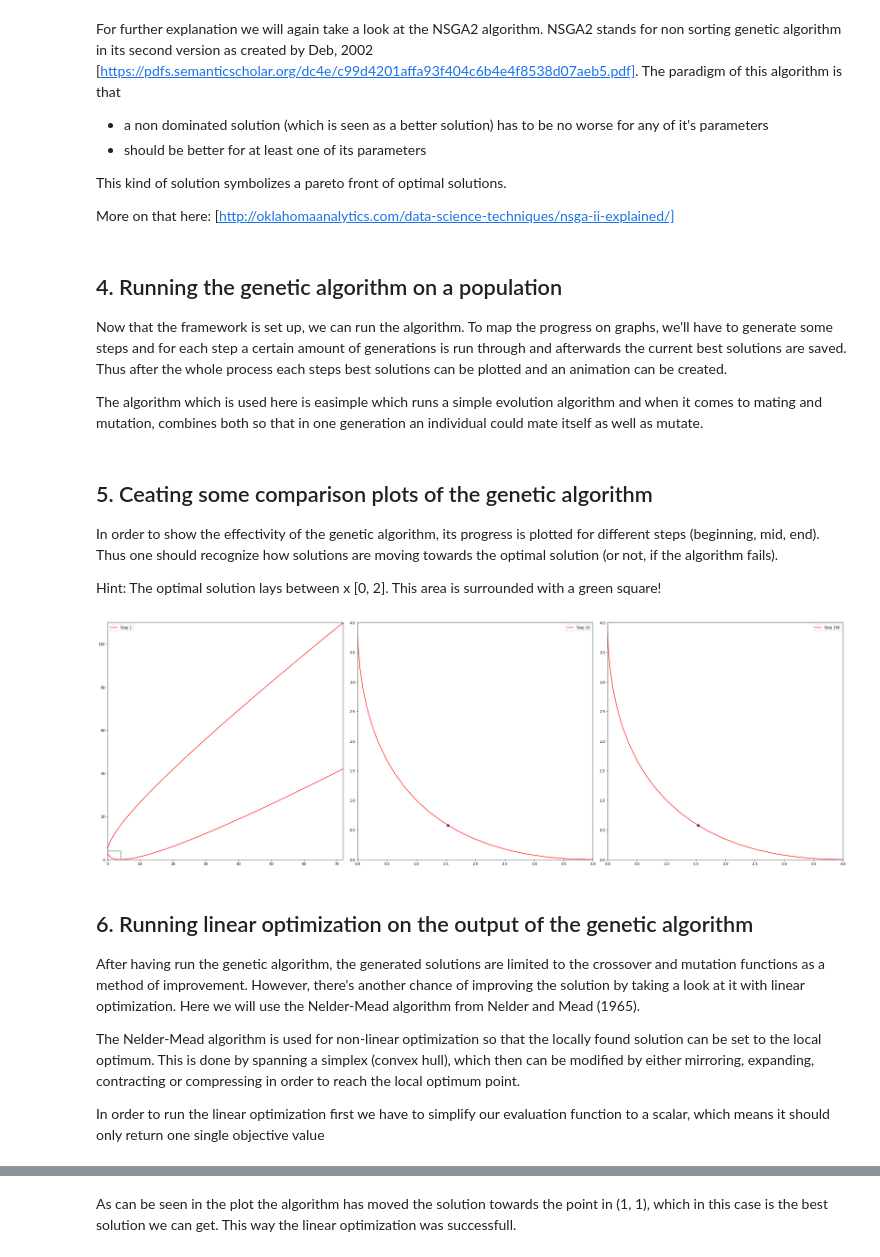
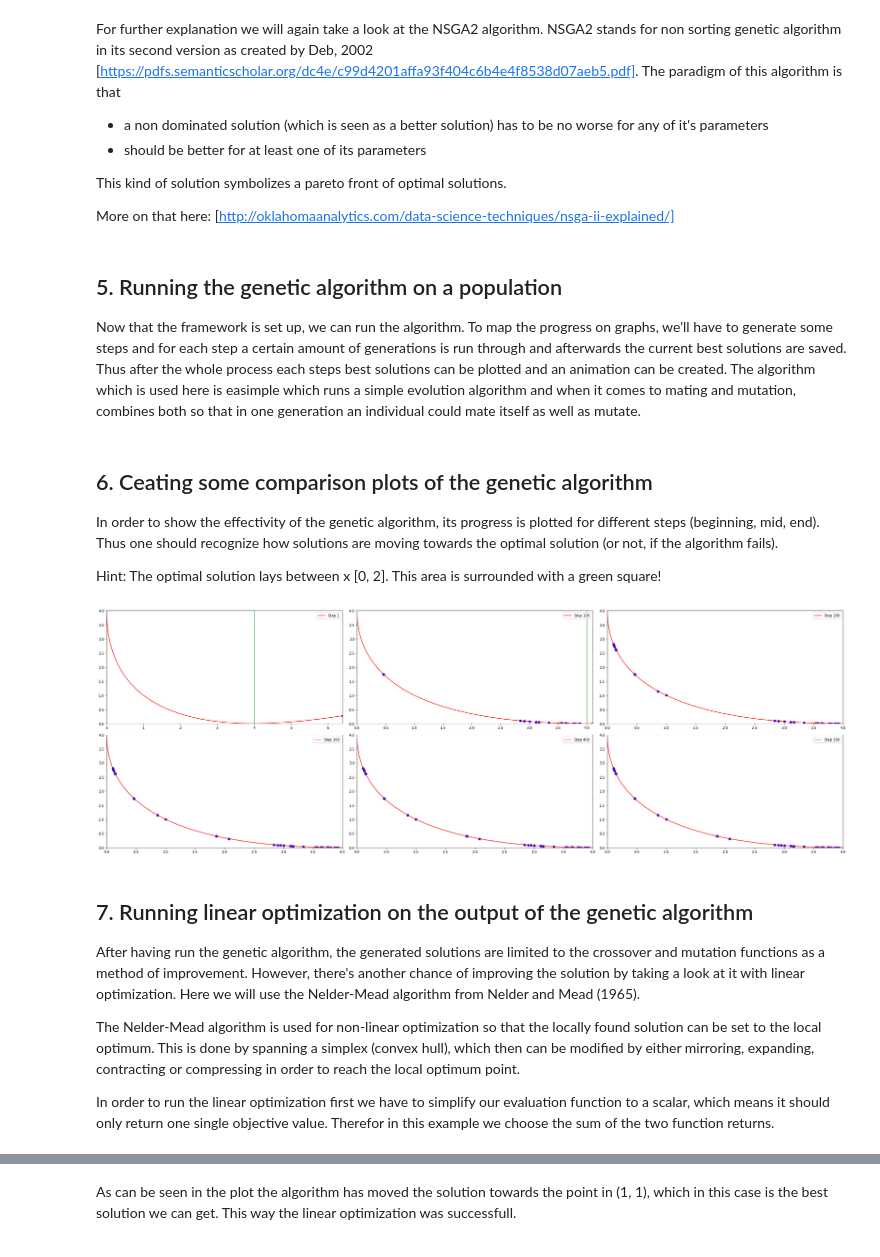
Before and after one commit to inowas/optimization-algorithm-examples, a Jupyter notebook: optimization_example.ipynb, the cells around one changed output, grey strips where cells are left out. Cells and saved outputs as stored; diff of their text form; code cells hidden in the pictures.

Commit message:
Adjust structure and add linear optimization to advanced example

```diff
--- a/optimization_example.ipynb
+++ b/optimization_example.ipynb
@@ -162,20 +163,15 @@ This kind of solution symbolizes a pareto front of optimal solutions.
 
 More on that here: [http://oklahomaanalytics.com/data-science-techniques/nsga-ii-explained/]
 # %% [markdown]
-## 4. Running the genetic algorithm on a population
-Now that the framework is set up, we can run the algorithm. To map the progress on graphs, we'll have to generate some steps and for each step a certain amount of generations is run through and afterwards the current best solutions are saved. Thus after the whole process each steps best solutions can be plotted and an animation can be created.
-
-The algorithm which is used here is easimple which runs a simple evolution algorithm and when it comes to mating and mutation, combines both so that in one generation an individual could mate itself as well as mutate.
+## 5. Running the genetic algorithm on a population
+Now that the framework is set up, we can run the algorithm. To map the progress on graphs, we'll have to generate some steps and for each step a certain amount of generations is run through and afterwards the current best solutions are saved. Thus after the whole process each steps best solutions can be plotted and an animation can be created. The algorithm which is used here is easimple which runs a simple evolution algorithm and when it comes to mating and mutation, combines both so that in one generation an individual could mate itself as well as mutate.
 # %%
-# Import deepcopy
-from copy import deepcopy
-
 # Population size
-POP_SIZE = 50
+POP_SIZE = 80
 # Generations per step
-GEN_PER_STEP = 5
+GEN_PER_STEP = 1
 # Number of steps
-GEN_STEPS = 100
+GEN_STEPS = 500
 # Popultion is build with size
 pop = toolbox.population(n=POP_SIZE)
 # Hall of fame is build as a pareto front (because of multi-objective optimization!)
@@ -191,60 +187,61 @@ for step in range(GEN_STEPS):
     # Current hall of fame is copied and appended to best of
     best_of_step.append(list(deepcopy(hall_of_fame)))
 # %% [markdown]
-## 5. Ceating some comparison plots of the genetic algorithm
+## 6. Ceating some comparison plots of the genetic algorithm
 In order to show the effectivity of the genetic algorithm, its progress is plotted for different steps (beginning, mid, end). Thus one should recognize how solutions are moving towards the optimal solution (or not, if the algorithm fails).
 
 Hint: The optimal solution lays between x \[0, 2]. This area is surrounded with a green square!
 # %%
-from matplotlib.patches import Rectangle
-
 SCHAFFER_OPT = [0, 2]
 
 # Create an empty figure, this time broader for space of three plots!
 f = plt.figure(figsize=(30, 10))
 
 # Add three subplots for the different states
-ax1 = f.add_subplot(1, 3, 1)
-ax2 = f.add_subplot(1, 3, 2)
-ax3 = f.add_subplot(1, 3, 3)
+ax1 = f.add_subplot(2, 3, 1)
+ax2 = f.add_subplot(2, 3, 2)
+ax3 = f.add_subplot(2, 3, 3)
+ax4 = f.add_subplot(2, 3, 4)
+ax5 = f.add_subplot(2, 3, 5)
+ax6 = f.add_subplot(2, 3, 6)
 
 # Give indizes of which solutions are picked
-INDIZES = [0, 15, 99]
+INDIZES = np.floor(np.linspace(0, len(best_of_step) - 1, 6)).astype(int)
 
 # Loop through indizes combined with axes of subplots to create the graphs
-for ax, ind in zip([ax1, ax2, ax3], INDIZES):
+for ax, ind in zip([ax1, ax2, ax3, ax4, ax5, ax6], INDIZES):
     # Calculating function values
     f1_values = schaffer_f1_vec(best_of_step[ind])
     f2_values = schaffer_f2_vec(best_of_step[ind])
 
     # Create a general plot of the function
     ax.plot(schaffer_f1_vec(x_vals), schaffer_f2_vec(x_vals), c="red", label="Step {}".format(str(ind + 1)))
 
     # Create scatters of the hall of fame solutions
     ax.scatter(f1_values, f2_values, c="blue", s=40)
 
     # Set plot limits
     ax.set_xlim((0, max(max(schaffer_f1_vec(SCHAFFER_OPT)), max(f1_values))))
     ax.set_ylim((0, max(max(schaffer_f2_vec(SCHAFFER_OPT)), max(f2_values))))
 
     # Create rectangle
     rect = Rectangle((0, 0), max(schaffer_f1_vec(SCHAFFER_OPT)), max(schaffer_f2_vec(SCHAFFER_OPT)), edgecolor="g", facecolor="none")
     # Adding to plot
     ax.add_patch(rect)
 
     ax.legend()
 
 plt.tight_layout()
 plt.show()
 # %% [output]
-[figure, old version]
+[figure, new version]
 # %% [markdown]
-## 6. Running linear optimization on the output of the genetic algorithm
+## 7. Running linear optimization on the output of the genetic algorithm
 After having run the genetic algorithm, the generated solutions are limited to the crossover and mutation functions as a method of improvement. However, there's another chance of improving the solution by taking a look at it with linear optimization. Here we will use the Nelder-Mead algorithm from Nelder and Mead (1965).
 
 The Nelder-Mead algorithm is used for non-linear optimization so that the locally found solution can be set to the local optimum. This is done by spanning a simplex (convex hull), which then can be modified by either mirroring, expanding, contracting or compressing in order to reach the local optimum point.
 
-In order to run the linear optimization first we have to simplify our evaluation function to a scalar, which means it should only return one single objective value
+In order to run the linear optimization first we have to simplify our evaluation function to a scalar, which means it should only return one single objective value. Therefor in this example we choose the sum of the two function returns.
 # %%
 # Imports
 # Import of solvers NelderMeadSimplex
```
Also changed, not shown: parts of 10 cells of this notebook, 1 other file.
